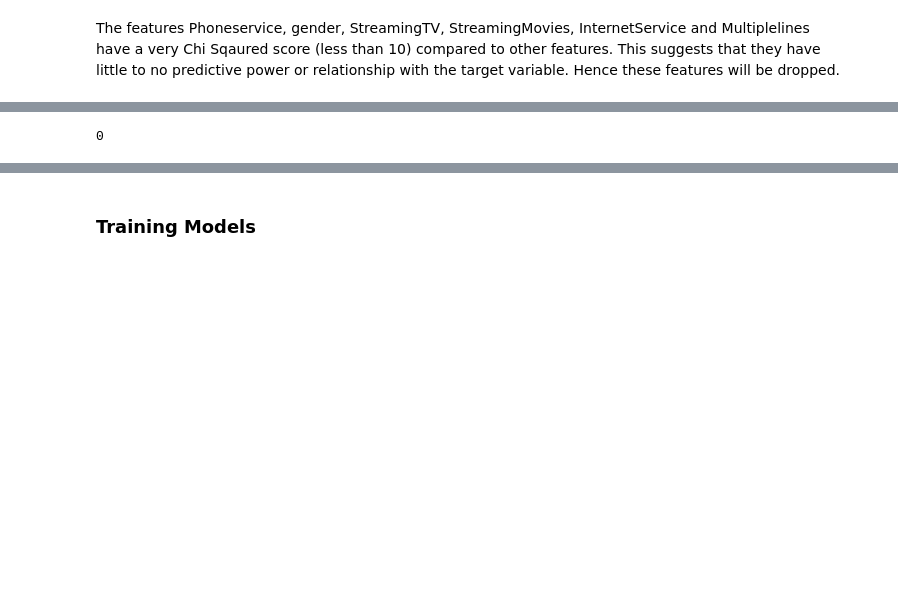
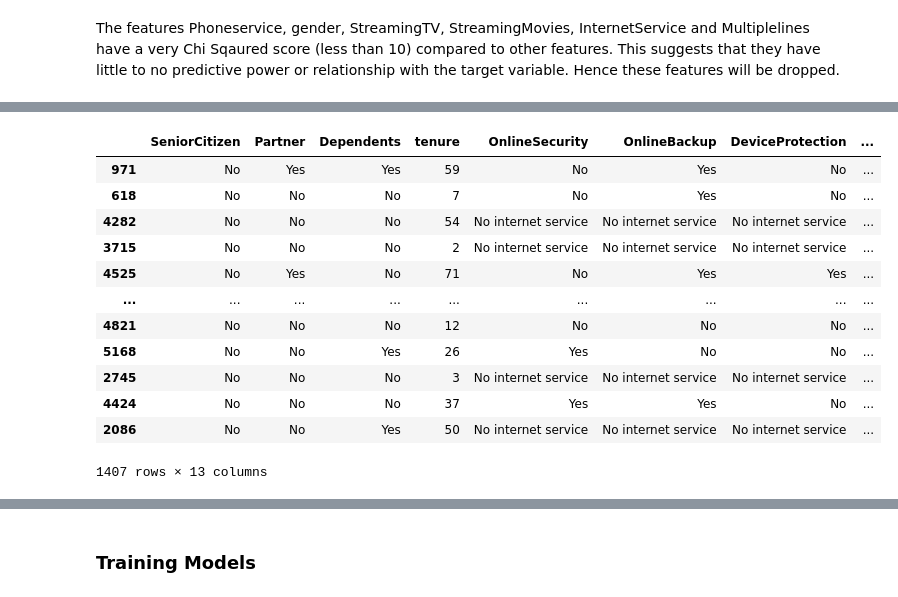
Before and after one commit to karenkj9000/telco-churn-prediction-aws, a Jupyter notebook: training/notebooks/customer_churn_training.ipynb, the cells around one changed output, grey strips where cells are left out. Drawn from its saved outputs; the diff is of its cells as text; code cells hidden in the pictures; blank space fills up the shorter version.

```diff
--- a/training/notebooks/customer_churn_training.ipynb
+++ b/training/notebooks/customer_churn_training.ipynb
@@ -339,3 +354,19 @@ X_train, X_test, y_train, y_test = train_test_split(X, y, test_size=0.2, random_
+# %%
+X_test
+# %% [output]
+|  | SeniorCitizen | Partner | Dependents | tenure | OnlineSecurity | OnlineBackup | DeviceProtection | ... |
+| 971 | No | Yes | Yes | 59 | No | Yes | No | ... |
+| 618 | No | No | No | 7 | No | Yes | No | ... |
+| 4282 | No | No | No | 54 | No internet service | No internet service | No internet service | ... |
+| 3715 | No | No | No | 2 | No internet service | No internet service | No internet service | ... |
+| 4525 | No | Yes | No | 71 | No | Yes | Yes | ... |
+| ... | ... | ... | ... | ... | ... | ... | ... | ... |
+| 4821 | No | No | No | 12 | No | No | No | ... |
+| 5168 | No | No | Yes | 26 | Yes | No | No | ... |
+| 2745 | No | No | No | 3 | No internet service | No internet service | No internet service | ... |
+| 4424 | No | No | No | 37 | Yes | Yes | No | ... |
+| 2086 | No | No | Yes | 50 | No internet service | No internet service | No internet service | ... |
+1407 rows × 13 columns
 # %%
 from imblearn.over_sampling import SMOTENC
 
@@ -347,7 +378,3 @@ X_resampled, y_resampled = smote_nc.fit_resample(X_train, y_train)
 
 X_train = pd.DataFrame(X_resampled, columns=X.columns)
 y_train = pd.Series(y_resampled, name='Churn')
-# %%
-X_train['MonthlyCharges'].isna().sum()
-# %% [output]
-0
```
Also changed, not shown: parts of 12 cells of this notebook, 2 other files.
